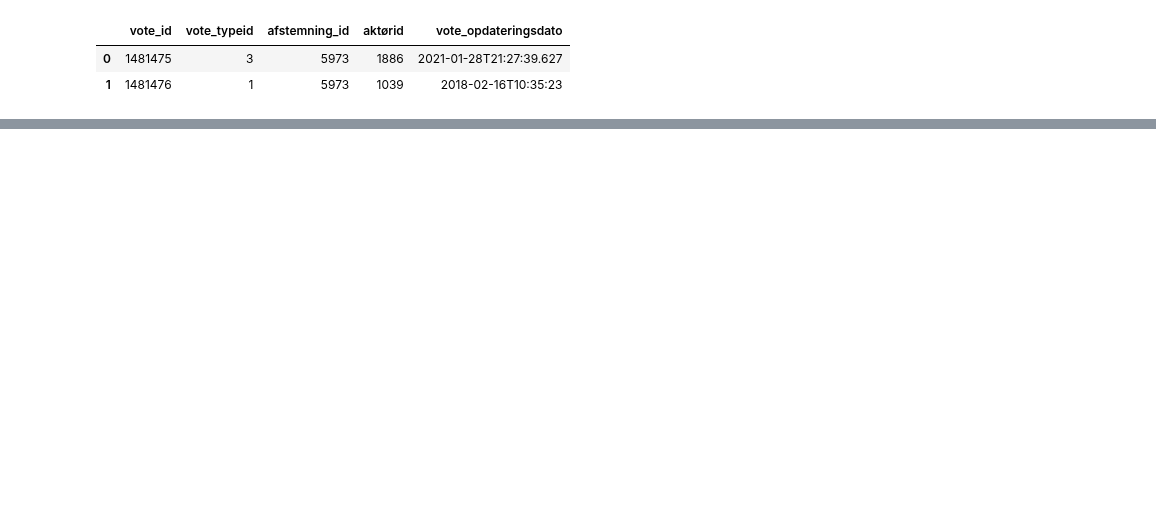
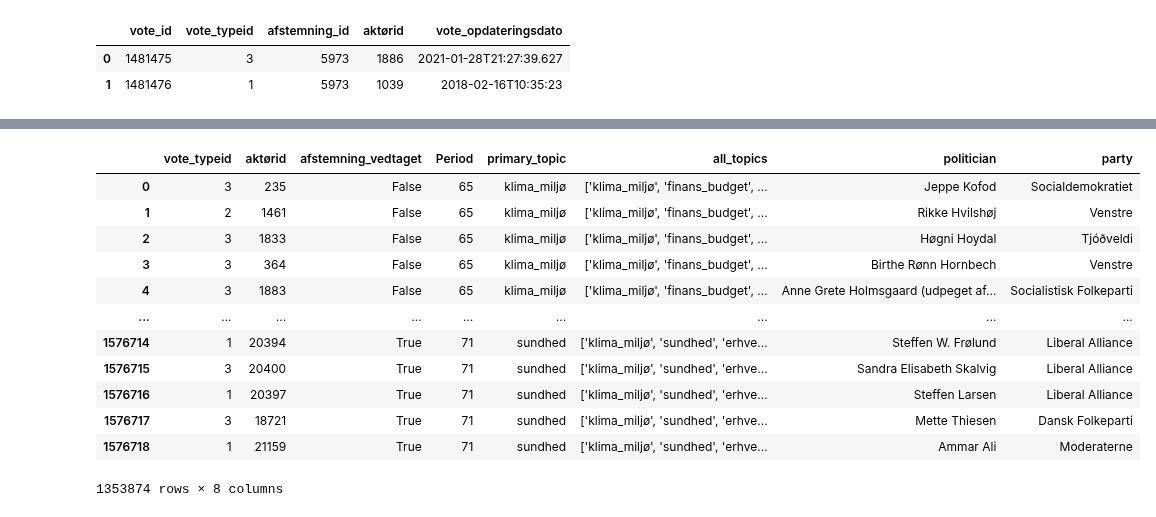
Before and after one commit to Somon8/social_graphs_25, a Jupyter notebook: final-project/p4_enrich_votes.ipynb, the cells around one changed output, grey strips where cells are left out. Drawn from its saved outputs; the diff is of its cells as text; code cells hidden in the pictures; blank space fills up the shorter version.

```diff
--- a/final-project/p4_enrich_votes.ipynb
+++ b/final-project/p4_enrich_votes.ipynb
@@ -64,0 +61,36 @@ votes_with_actors_enriched.head(2)
+# %%
+# 1) Ensure proper dtypes
+votes_enriched['møde_dato'] = pd.to_datetime(votes_enriched['møde_dato'])
+party_intervals['relation_start'] = pd.to_datetime(party_intervals['relation_start'])
+party_intervals['relation_end'] = pd.to_datetime(party_intervals['relation_end'])
+
+votes_enriched['aktørid'] = votes_enriched['aktørid'].astype(int)
+party_intervals['aktørid'] = party_intervals['aktørid'].astype(int)
+
+# 2) Drop any rows with null keys (merge_asof forbids NaNs in keys)
+votes = votes_enriched.dropna(subset=['aktørid', 'møde_dato']).copy()
+intervals = party_intervals.dropna(subset=['aktørid', 'relation_start']).copy()
+
+# 3) Sort ONLY by the time keys (global sort), not by aktørid
+votes_sorted = votes.sort_values('møde_dato').reset_index(drop=True)
+intervals_sorted = intervals.sort_values('relation_start').reset_index(drop=True)
+
+# 4) As-of merge: for each vote, get latest relation_start for same aktørid
+merged = pd.merge_asof(
+    votes_sorted,
+    intervals_sorted,
+    left_on='møde_dato',
+    right_on='relation_start',
+    by='aktørid',
+    direction='backward',       # relation_start <= møde_dato
+    allow_exact_matches=True
+)
+
+# 5) Keep only rows where møde_dato is within the interval [relation_start, relation_end]
+mask = (
+    merged['relation_end'].isna() |
+    (merged['møde_dato'] <= merged['relation_end'])
+)
+
+votes_with_party = merged[mask].reset_index(drop=True)
+votes_with_party.head(5)
@@ -65,2 +104,22 @@ votes_with_actors_enriched.head(2)
+# %%
+columns_to_keep = ["vote_typeid","aktørid", "afstemning_vedtaget", "Period", "primary_topic", "all_topics", "aktør", "party_clean"]
+df_limited = votes_with_party[columns_to_keep]
+df_renamed = df_limited.rename(columns = {"party_clean" : "party", "aktør" : "politician"})
+df_cleaned = df_renamed.dropna(subset = ['politician', 'party'])
+df_cleaned
+# %% [output]
+|  | vote_typeid | aktørid | afstemning_vedtaget | Period | primary_topic | all_topics | politician | party |
+| 0 | 3 | 235 | False | 65 | klima_miljø | ['klima_miljø', 'finans_budget', ... | Jeppe Kofod | Socialdemokratiet |
+| 1 | 2 | 1461 | False | 65 | klima_miljø | ['klima_miljø', 'finans_budget', ... | Rikke Hvilshøj | Venstre |
+| 2 | 3 | 1833 | False | 65 | klima_miljø | ['klima_miljø', 'finans_budget', ... | Høgni Hoydal | Tjóðveldi |
+| 3 | 3 | 364 | False | 65 | klima_miljø | ['klima_miljø', 'finans_budget', ... | Birthe Rønn Hornbech | Venstre |
+| 4 | 3 | 1883 | False | 65 | klima_miljø | ['klima_miljø', 'finans_budget', ... | Anne Grete Holmsgaard (udpeget af... | Socialistisk Folkeparti |
+| ... | ... | ... | ... | ... | ... | ... | ... | ... |
+| 1576714 | 1 | 20394 | True | 71 | sundhed | ['klima_miljø', 'sundhed', 'erhve... | Steffen W. Frølund | Liberal Alliance |
+| 1576715 | 3 | 20400 | True | 71 | sundhed | ['klima_miljø', 'sundhed', 'erhve... | Sandra Elisabeth Skalvig | Liberal Alliance |
+| 1576716 | 1 | 20397 | True | 71 | sundhed | ['klima_miljø', 'sundhed', 'erhve... | Steffen Larsen | Liberal Alliance |
+| 1576717 | 3 | 18721 | True | 71 | sundhed | ['klima_miljø', 'sundhed', 'erhve... | Mette Thiesen | Dansk Folkeparti |
+| 1576718 | 1 | 21159 | True | 71 | sundhed | ['klima_miljø', 'sundhed', 'erhve... | Ammar Ali | Moderaterne |
+1353874 rows × 8 columns
 # %%
 for period in [65, 66, 67, 68, 69, 70, 71]:
```
Also changed, not shown: parts of 12 cells of this notebook, 7 other files.
